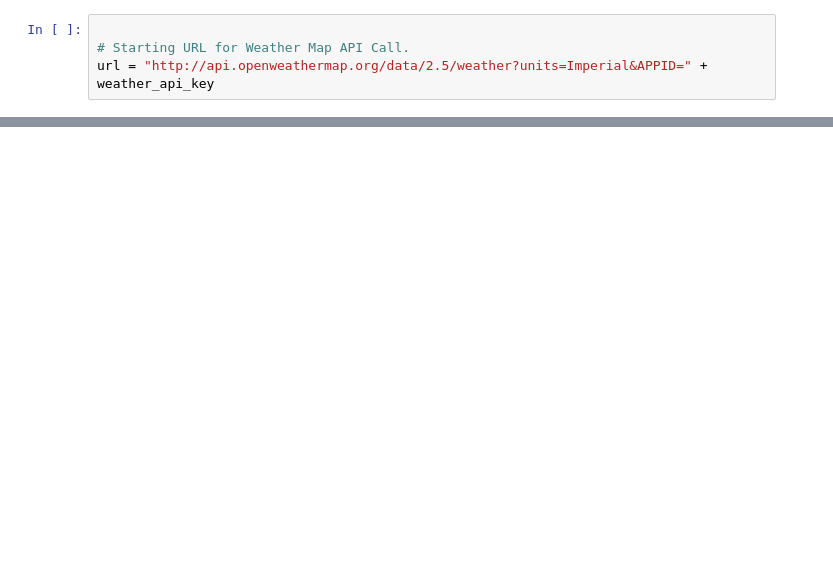
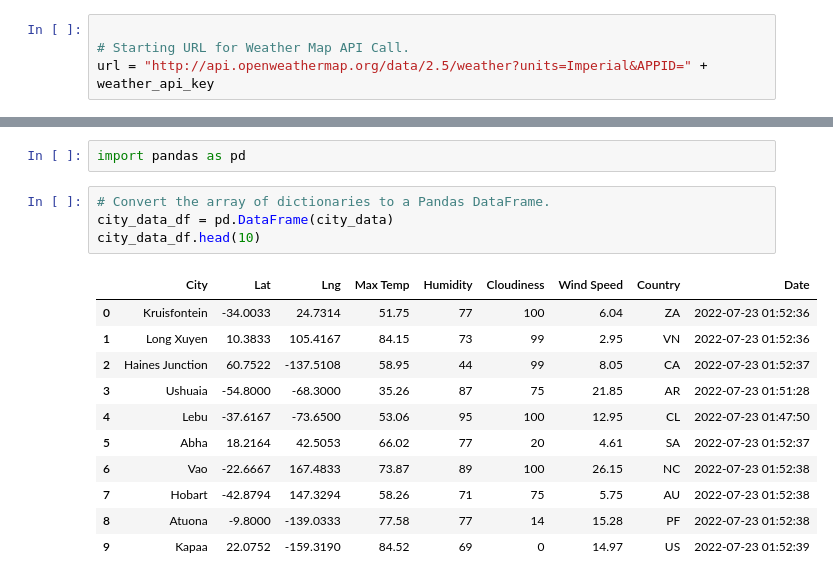
Before and after one commit to Brotherscodes/World_Weather_Analysis, a Jupyter notebook: WeatherPy.ipynb, the cells around one changed output, grey strips where cells are left out. Cells and saved outputs as stored; diff of their text form; blank space fills up the shorter version.

```diff
--- a/WeatherPy.ipynb
+++ b/WeatherPy.ipynb
@@ -123,0 +124,18 @@ len(city_data)
+# %%
+import pandas as pd
+# %%
+# Convert the array of dictionaries to a Pandas DataFrame.
+city_data_df = pd.DataFrame(city_data)
+city_data_df.head(10)
+# %% [output]
+|  | City | Lat | Lng | Max Temp | Humidity | Cloudiness | Wind Speed | Country | Date |
+| 0 | Kruisfontein | -34.0033 | 24.7314 | 51.75 | 77 | 100 | 6.04 | ZA | 2022-07-23 01:52:36 |
+| 1 | Long Xuyen | 10.3833 | 105.4167 | 84.15 | 73 | 99 | 2.95 | VN | 2022-07-23 01:52:36 |
+| 2 | Haines Junction | 60.7522 | -137.5108 | 58.95 | 44 | 99 | 8.05 | CA | 2022-07-23 01:52:37 |
+| 3 | Ushuaia | -54.8000 | -68.3000 | 35.26 | 87 | 75 | 21.85 | AR | 2022-07-23 01:51:28 |
+| 4 | Lebu | -37.6167 | -73.6500 | 53.06 | 95 | 100 | 12.95 | CL | 2022-07-23 01:47:50 |
+| 5 | Abha | 18.2164 | 42.5053 | 66.02 | 77 | 20 | 4.61 | SA | 2022-07-23 01:52:37 |
+| 6 | Vao | -22.6667 | 167.4833 | 73.87 | 89 | 100 | 26.15 | NC | 2022-07-23 01:52:38 |
+| 7 | Hobart | -42.8794 | 147.3294 | 58.26 | 71 | 75 | 5.75 | AU | 2022-07-23 01:52:38 |
+| 8 | Atuona | -9.8000 | -139.0333 | 77.58 | 77 | 14 | 15.28 | PF | 2022-07-23 01:52:38 |
+| 9 | Kapaa | 22.0752 | -159.3190 | 84.52 | 69 | 0 | 14.97 | US | 2022-07-23 01:52:39 |
```
Also changed, not shown: parts of 5 cells of this notebook.
